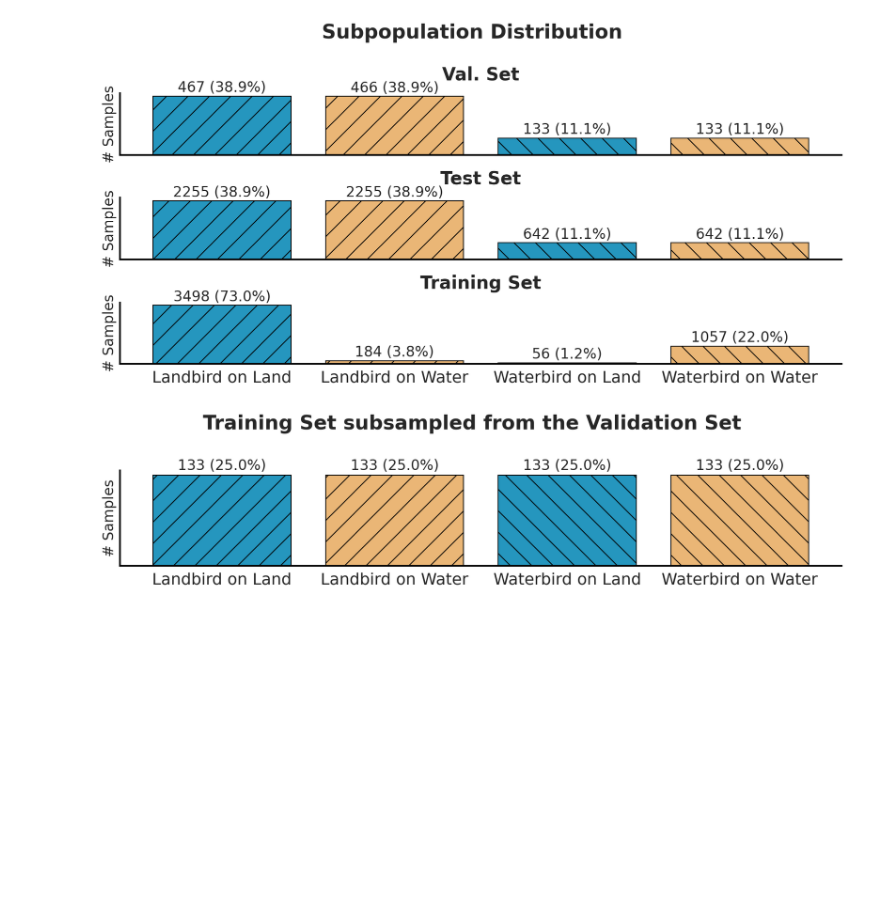
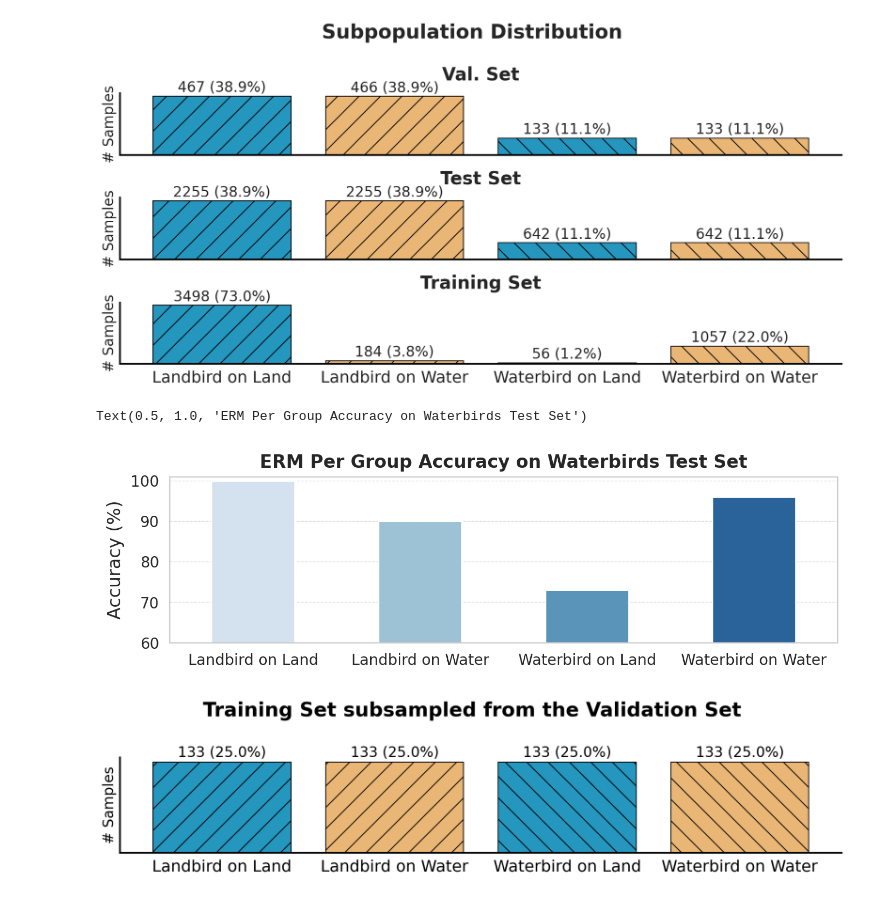
Before and after one commit to minhto2802/DPE, a Jupyter notebook: notebooks/01_waterbirds_with_attribute_annotation.ipynb, the cells around one changed output. Drawn from its saved outputs; the diff is of its cells as text; code cells hidden in the pictures; blank space fills up the shorter version.

```diff
--- a/notebooks/01_waterbirds_with_attribute_annotation.ipynb
+++ b/notebooks/01_waterbirds_with_attribute_annotation.ipynb
@@ -50,3 +33,21 @@ show_examples(datasets, groups_dict, set_name)
 plot_distributions(datasets, groups_dict)
 # %% [output]
 [figure]
+# %%
+workers = 10
+trn_split = 'va'
+batch_size_train, batch_size_eval = 256, 256
+ckpt_dir = '/scratch/ssd004/scratch/minht/checkpoints/sd0/Waterbirds/13574640/'
+
+
+def get_pre_extracted_features(_ckpt_dir: str, _set_name: str) -> np.ndarray:
+    pre_extracted_feats = np.load(f'{_ckpt_dir}/feats_{_set_name}.npy', mmap_mode='r')
+    pre_extracted_feats = ((pre_extracted_feats - pre_extracted_feats.mean(axis=1, keepdims=True)) /
+                           pre_extracted_feats.std(axis=1, keepdims=True))
+    return pre_extracted_feats
+
+
+for set_name in ['val', 'test']:
+    datasets[set_name].feats = get_pre_extracted_features(ckpt_dir, set_name)
+    dataloaders[set_name] = DataLoader(dataset=datasets[set_name], num_workers=workers, pin_memory=False,
+                                       batch_size=batch_size_eval, shuffle=False)
@@ -53 +95,20 @@ plot_distributions(datasets, groups_dict)
+# %%
+import pandas as pd
+import pylab as plt
+import seaborn as sns
+df_erm = pd.DataFrame({'Accuracy': [np.round(results['ERM']['per_group'][k]['accuracy']*100) for k in groups_dict.keys()]})
+df_erm['Group'] = [groups_dict[k] for k in groups_dict.keys()]
+_, ax = plt.subplots(figsize=(8, 2), dpi=200)
+sns.barplot(df_erm, x='Group', y='Accuracy', palette=sns.color_palette('Blues', len(df_erm['Group'].unique())), hue='Group', width=0.5)
+plt.xticks(fontsize=10)
+plt.yticks(fontsize=10)
+ax.set_ylabel('Accuracy (%)', fontsize=12)
+ax.set_ylim(60, 101)
+ax.set_xlabel('')
+ax.set_yticks(range(60, 101, 10))
+ax.grid(True, which='major', linestyle='--', linewidth=0.5, alpha=0.7, axis='y')
+plt.title('ERM Per Group Accuracy on Waterbirds Test Set', fontsize=12, weight='bold')
+# %% [output]
+Text(0.5, 1.0, 'ERM Per Group Accuracy on Waterbirds Test Set')
+[figure, added]
 # %%
```
Also changed, not shown: parts of 16 cells of this notebook, 1 other file.
